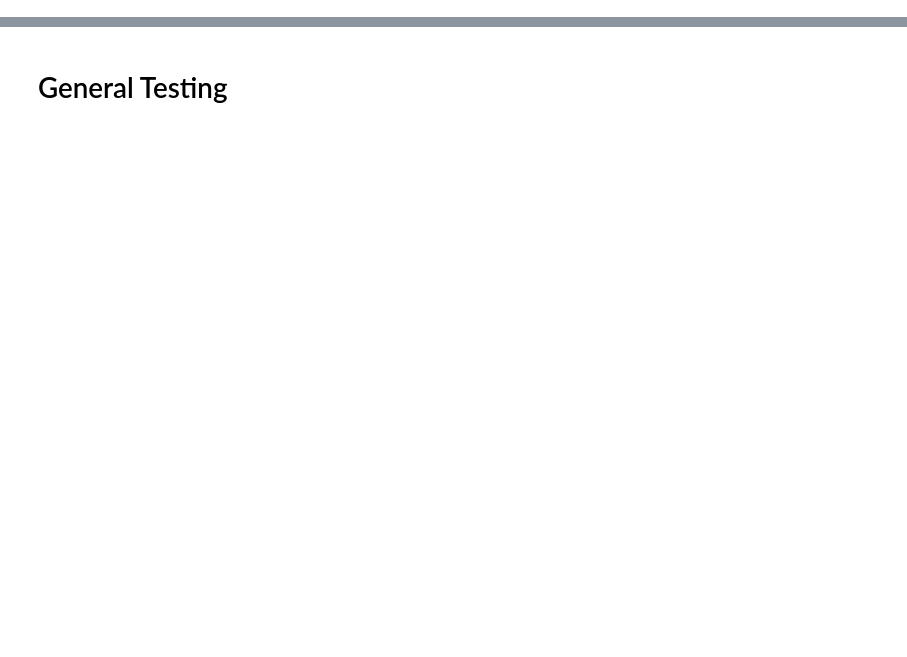
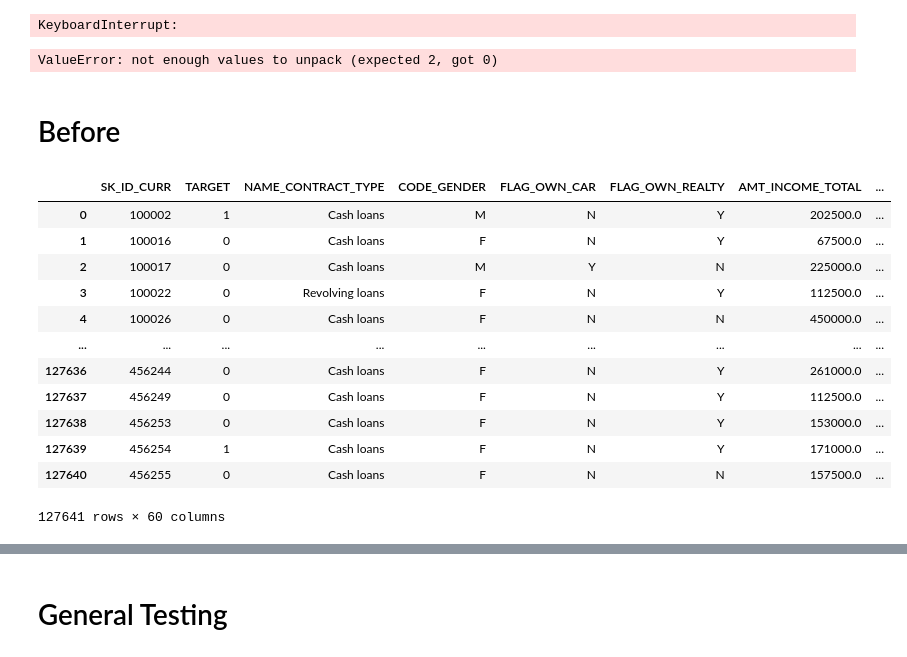
Before and after one commit to theayang/DATA_403_Project_2, a Jupyter notebook: Test.ipynb, the cells around one changed output, grey strips where cells are left out. Drawn from its saved outputs; the diff is of its cells as text; code cells hidden in the pictures; blank space fills up the shorter version.

```diff
--- a/Test.ipynb
+++ b/Test.ipynb
@@ -12,3 +12,42 @@ from sklearn.linear_model import LogisticRegression
 from sklearn.svm import SVC
 from sklearn.discriminant_analysis import LinearDiscriminantAnalysis
 from sklearn.cluster import KMeans
+# %%
+credit = pd.read_csv('cleaned_training_data.csv', index_col=0).reset_index(drop=True).drop(columns=['FLAG_MOBIL', 'FLAG_DOCUMENT_2'])
+credit_X = credit.drop(columns='TARGET')
+credit_Y = credit['TARGET']
+# %%
+logisticSearchBuilder = ModelGridBuilder('Logistic Lasso', parameters=[1, 2])
+#svcSearchBuilder = ModelGridBuilder('SVC', parameters=[1, 5, 10])
+ldaSearchBuilder = ModelGridBuilder('LDA')
+models = ldaSearchBuilder.get_models()
+
+modelAnalysis = AnalysisPipeline(credit_X, credit_Y, models, lambda p, Y: fmeasure(p, Y, B=10))
+modelAnalysis.process_data(split_type='random', train_prop=.9, dev_prop=.05)
+modelAnalysis.fit_models(max_iterations=2000, etas=[.001, .0001], show_iter=True)
+# %% [output]
+KeyboardInterrupt:
+# %%
+best_model_specs, conf_mat = modelAnalysis.test_models()
+display(conf_mat)
+best_model_specs, modelAnalysis.dev_set_analysis
+# %% [output]
+ValueError: not enough values to unpack (expected 2, got 0)
+# %% [markdown]
+# Before
+# %%
+credit
+# %% [output]
+|  | SK_ID_CURR | TARGET | NAME_CONTRACT_TYPE | CODE_GENDER | FLAG_OWN_CAR | FLAG_OWN_REALTY | AMT_INCOME_TOTAL | ... |
+| 0 | 100002 | 1 | Cash loans | M | N | Y | 202500.0 | ... |
+| 1 | 100016 | 0 | Cash loans | F | N | Y | 67500.0 | ... |
+| 2 | 100017 | 0 | Cash loans | M | Y | N | 225000.0 | ... |
+| 3 | 100022 | 0 | Revolving loans | F | N | Y | 112500.0 | ... |
+| 4 | 100026 | 0 | Cash loans | F | N | N | 450000.0 | ... |
+| ... | ... | ... | ... | ... | ... | ... | ... | ... |
+| 127636 | 456244 | 0 | Cash loans | F | N | Y | 261000.0 | ... |
+| 127637 | 456249 | 0 | Cash loans | F | N | Y | 112500.0 | ... |
+| 127638 | 456253 | 0 | Cash loans | F | N | Y | 153000.0 | ... |
+| 127639 | 456254 | 1 | Cash loans | F | N | Y | 171000.0 | ... |
+| 127640 | 456255 | 0 | Cash loans | F | N | N | 157500.0 | ... |
+127641 rows × 60 columns
```
Also changed, not shown: parts of 2 cells of this notebook, 4 other files.
